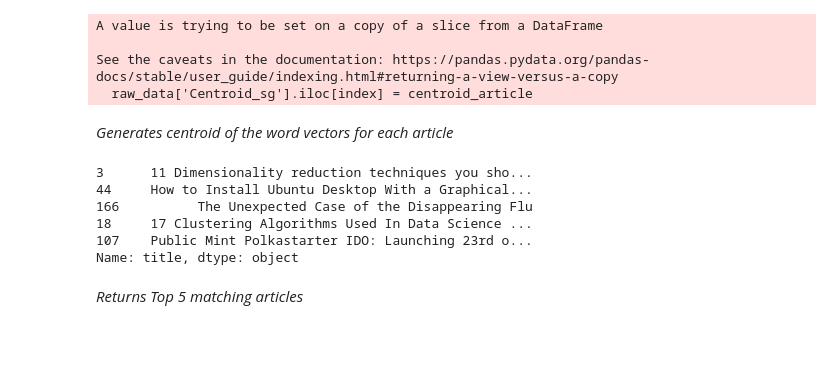
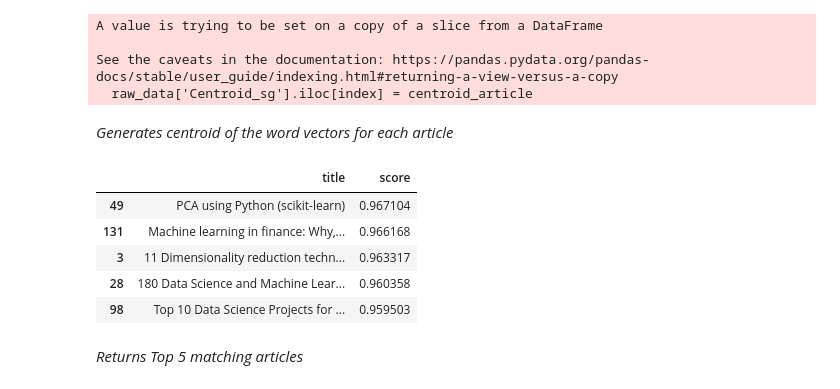
Before and after one commit to muthuganeshece/NLP, a Jupyter notebook: Practise/NLP3.ipynb, the cells around one changed output. Cells and saved outputs as stored; diff of their text form; code cells hidden in the pictures; blank space fills up the shorter version.

```diff
--- a/Practise/NLP3.ipynb
+++ b/Practise/NLP3.ipynb
@@ -30,8 +30,8 @@ nltk.download('stopwords')
 [nltk_data]   Unzipping tokenizers\punkt.zip.
 True
 # %%
-#raw_data = pd.read_csv(r'F:\Muthu_2023\Personal\NextStep\NLP\NLP\Dataset\medium_articles_v3.csv')
-raw_data = pd.read_csv(r'E:\Nextstep\NLP\Dataset\medium_articles_v3.csv')
+raw_data = pd.read_csv(r'F:\Muthu_2023\Personal\NextStep\NLP\NLP\Dataset\medium_articles_v3.csv')
+# raw_data = pd.read_csv(r'E:\Nextstep\NLP\Dataset\medium_articles_v3.csv')
 raw_data.head()
 # %% [output]
 |  | link | title | sub_title | author | reading_time | text | id |
@@ -360,15 +360,15 @@ See the caveats in the documentation: https://pandas.pydata.org/pandas-docs/stab
 # %% [markdown]
 *Generates centroid of the word vectors for each article*
 # %%
-temp_df_sg = pd.DataFrame(get_similar_article('principle component analysis', raw_data, model_sg, 'Centroid_sg'), columns = ['title', 'score'])
-temp_df_sg.sort_values('score', ascending=False)['title'].iloc[:5]
+temp_df_sg = pd.DataFrame(get_similar_article('pca', raw_data, model_sg, 'Centroid_sg'), columns = ['title', 'score'])
+temp_df_sg.sort_values('score', ascending=False).iloc[:5]
 # %% [output]
-3      11 Dimensionality reduction techniques you sho...
-44     How to Install Ubuntu Desktop With a Graphical...
-166          The Unexpected Case of the Disappearing Flu
-18     17 Clustering Algorithms Used In Data Science ...
-107    Public Mint Polkastarter IDO: Launching 23rd o...
-Name: title, dtype: object
+|  | title | score |
+| 49 | PCA using Python (scikit-learn) | 0.967104 |
+| 131 | Machine learning in finance: Why,... | 0.966168 |
+| 3 | 11 Dimensionality reduction techn... | 0.963317 |
+| 28 | 180 Data Science and Machine Lear... | 0.960358 |
+| 98 | Top 10 Data Science Projects for ... | 0.959503 |
 # %% [markdown]
 *Returns Top 5 matching articles*
 # %%
```
Also changed, not shown: parts of 10 cells of this notebook.
